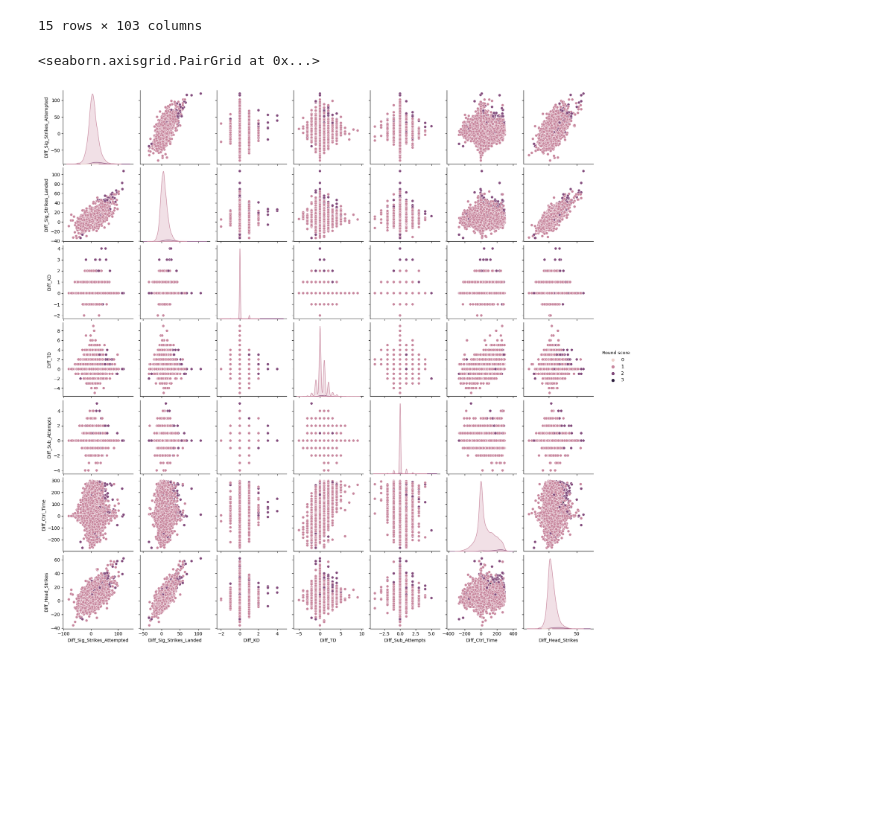
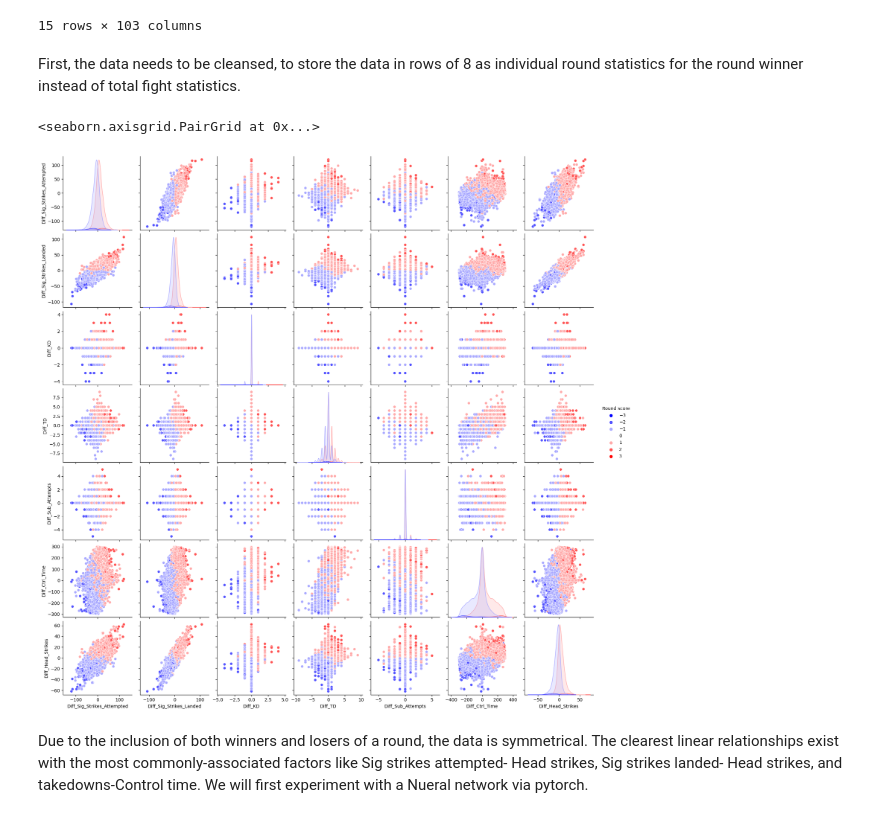
Before and after one commit to DylanBaut/MMA_Data_Analysis, a Jupyter notebook: notebook.ipynb, the cells around one changed output. Cells and saved outputs as stored; diff of their text form; code cells hidden in the pictures; blank space fills up the shorter version.

```diff
--- a/notebook.ipynb
+++ b/notebook.ipynb
@@ -31,6 +31,8 @@ UFC_df.head(15)
 | 13 | 3 | 1 | 3 | Khaos Williams | 284 | 88 | ... |
 | 14 | 3 | 1 | 2 | Marcos Rogerio de Lima | 95 | 34 | ... |
 15 rows × 103 columns
+# %% [markdown]
+First, the data needs to be cleansed, to store the data in rows of 8 as individual round statistics for the round winner instead of total fight statistics.
 # %%
 import seaborn as sns
 import matplotlib.pyplot as plt
@@ -98,62 +100,85 @@ for rowtuple in UFC_df.itertuples():
         rinfo =templist[0]
         rinfo = [int(element1) - int(element2) for (element1, element2) in zip(rinfo, templist[5])]
         rinfo.insert(0, int(round1avg))
+        rinv = [ -x for x in rinfo ]
         rounds_df.loc[len(rounds_df.index)] = rinfo
+        rounds_df.loc[len(rounds_df.index)] = rinv
     else:
         rinfo =templist[5]
         rinfo = [int(element1) - int(element2) for (element1, element2) in zip(rinfo, templist[0])]
         rinfo.insert(0, -int(round1avg))
+        rinv = [ -x for x in rinfo ]
         rounds_df.loc[len(rounds_df.index)] = rinfo
+        rounds_df.loc[len(rounds_df.index)] = rinv
 
     if(round2avg >= 1):
         rinfo =templist[1]
         rinfo = [int(element1) - int(element2) for (element1, element2) in zip(rinfo, templist[6])]
         rinfo.insert(0, int(round2avg))
+        rinv = [ -x for x in rinfo ]
         rounds_df.loc[len(rounds_df.index)] = rinfo
+        rounds_df.loc[len(rounds_df.index)] = rinv
     else:
         rinfo =templist[6]
         rinfo = [int(element1) - int(element2) for (element1, element2) in zip(rinfo, templist[1])]
         rinfo.insert(0,  -int(round2avg))
+        rinv = [ -x for x in rinfo ]
         rounds_df.loc[len(rounds_df.index)] = rinfo
+        rounds_df.loc[len(rounds_df.index)] = rinv
 
     if(round3avg >= 1):
         rinfo =templist[2]
         rinfo = [int(element1) - int(element2) for (element1, element2) in zip(rinfo, templist[7])]
         rinfo.insert(0, int(round3avg))
+        rinv = [ -x for x in rinfo ]
         rounds_df.loc[len(rounds_df.index)] = rinfo
+        rounds_df.loc[len(rounds_df.index)] = rinv
     else:
         rinfo =templist[7]
         rinfo = [int(element1) - int(element2) for (element1, element2) in zip(rinfo, templist[2])]
         rinfo.insert(0,  -int(round3avg))
+        rinv = [ -x for x in rinfo ]
         rounds_df.loc[len(rounds_df.index)] = rinfo
+        rounds_df.loc[len(rounds_df.index)] = rinv
 
     if(round4avg != 'skip'):
         if(round4avg >= 1):
             rinfo =templist[3]
             rinfo = [int(element1) - int(element2) for (element1, element2) in zip(rinfo, templist[8])]
             rinfo.insert(0, int(round4avg))
+            rinv = [ -x for x in rinfo ]
             rounds_df.loc[len(rounds_df.index)] = rinfo
+            rounds_df.loc[len(rounds_df.index)] = rinv
         else:
             rinfo =templist[8]
             rinfo = [int(element1) - int(element2) for (element1, element2) in zip(rinfo, templist[3])]
             rinfo.insert(0,  -int(round4avg))
+            rinv = [ -x for x in rinfo ]
             rounds_df.loc[len(rounds_df.index)] = rinfo
+            rounds_df.loc[len(rounds_df.index)] = rinv
 
     if(round5avg != 'skip'):
         if(round5avg >= 1):
             rinfo =templist[4]
             rinfo = [int(element1) - int(element2) for (element1, element2) in zip(rinfo, templist[9])]
             rinfo.insert(0, int(round5avg))
+            rinv = [ -x for x in rinfo ]
             rounds_df.loc[len(rounds_df.index)] = rinfo
+            rounds_df.loc[len(rounds_df.index)] = rinv
         else:
             rinfo =templist[9]
             rinfo = [int(element1) - int(element2) for (element1, element2) in zip(rinfo, templist[4])]
             rinfo.insert(0,  -int(round5avg))
+            rinv = [ -x for x in rinfo ]
             rounds_df.loc[len(rounds_df.index)] = rinfo
-rounds_df.head(35)
-sns.pairplot(rounds_df[[ 'Diff_Sig_Strikes_Attempted','Diff_Sig_Strikes_Landed','Diff_KD','Diff_TD','Diff_Sub_Attempts','Diff_Ctrl_Time','Diff_Head_Strikes','Round score']], hue='Round score')
+            rounds_df.loc[len(rounds_df.index)] = rinv
+
+
+sns.pairplot(rounds_df[[ 'Diff_Sig_Strikes_Attempted','Diff_Sig_Strikes_Landed','Diff_KD','Diff_TD','Diff_Sub_Attempts','Diff_Ctrl_Time','Diff_Head_Strikes','Round score']], hue='Round score', palette='bwr')
 # %% [output]
 <seaborn.axisgrid.PairGrid at 0x...>
-[figure, old version]
+[figure, new version]
 # %%
 rounds_df.to_csv( 'rounds.csv', index=False)
+# %% [markdown]
+Due to the inclusion of both winners and losers of a round, the data is symmetrical. The clearest linear relationships exist with the most commonly-associated factors like Sig strikes attempted- Head strikes,  Sig strikes landed- Head strikes, and takedowns-Control time. We will first experiment with a Nueral network via pytorch.
```
Also changed, not shown: parts of 5 cells of this notebook, 1 other file.
